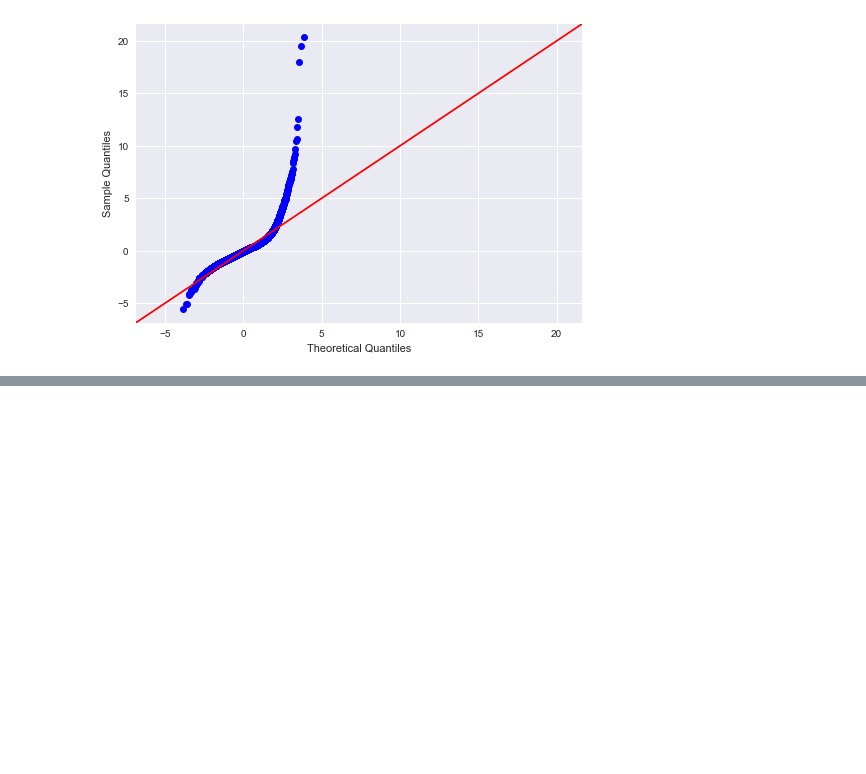
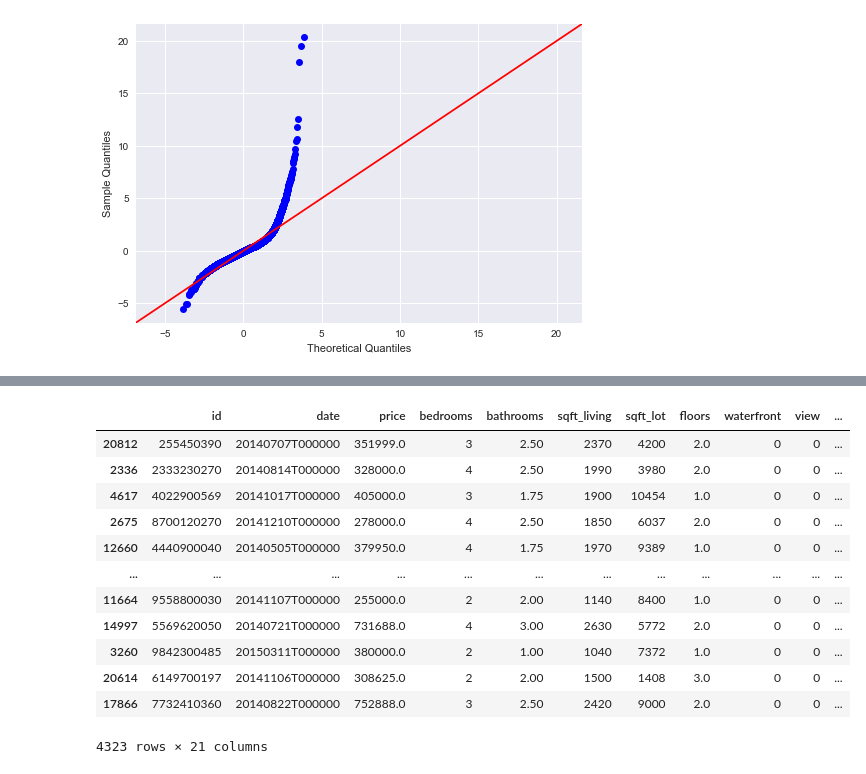
Before and after one commit to Banner10/Phase_2_Project, a Jupyter notebook: OLS_Baseline_Model.ipynb, the cells around one changed output, grey strips where cells are left out. Cells and saved outputs as stored; diff of their text form; code cells hidden in the pictures; blank space fills up the shorter version.

```diff
--- a/OLS_Baseline_Model.ipynb
+++ b/OLS_Baseline_Model.ipynb
@@ -175,0 +268,16 @@ Cross Validation: 0.6404809370393123
+# %%
+test
+# %% [output]
+|  | id | date | price | bedrooms | bathrooms | sqft_living | sqft_lot | floors | waterfront | view | ... |
+| 20812 | 255450390 | 20140707T000000 | 351999.0 | 3 | 2.50 | 2370 | 4200 | 2.0 | 0 | 0 | ... |
+| 2336 | 2333230270 | 20140814T000000 | 328000.0 | 4 | 2.50 | 1990 | 3980 | 2.0 | 0 | 0 | ... |
+| 4617 | 4022900569 | 20141017T000000 | 405000.0 | 3 | 1.75 | 1900 | 10454 | 1.0 | 0 | 0 | ... |
+| 2675 | 8700120270 | 20141210T000000 | 278000.0 | 4 | 2.50 | 1850 | 6037 | 2.0 | 0 | 0 | ... |
+| 12660 | 4440900040 | 20140505T000000 | 379950.0 | 4 | 1.75 | 1970 | 9389 | 1.0 | 0 | 0 | ... |
+| ... | ... | ... | ... | ... | ... | ... | ... | ... | ... | ... | ... |
+| 11664 | 9558800030 | 20141107T000000 | 255000.0 | 2 | 2.00 | 1140 | 8400 | 1.0 | 0 | 0 | ... |
+| 14997 | 5569620050 | 20140721T000000 | 731688.0 | 4 | 3.00 | 2630 | 5772 | 2.0 | 0 | 0 | ... |
+| 3260 | 9842300485 | 20150311T000000 | 380000.0 | 2 | 1.00 | 1040 | 7372 | 1.0 | 0 | 0 | ... |
+| 20614 | 6149700197 | 20141106T000000 | 308625.0 | 2 | 2.00 | 1500 | 1408 | 3.0 | 0 | 0 | ... |
+| 17866 | 7732410360 | 20140822T000000 | 752888.0 | 3 | 2.50 | 2420 | 9000 | 2.0 | 0 | 0 | ... |
+4323 rows × 21 columns
```
Also changed, not shown: parts of 15 cells of this notebook, 8 other files.
